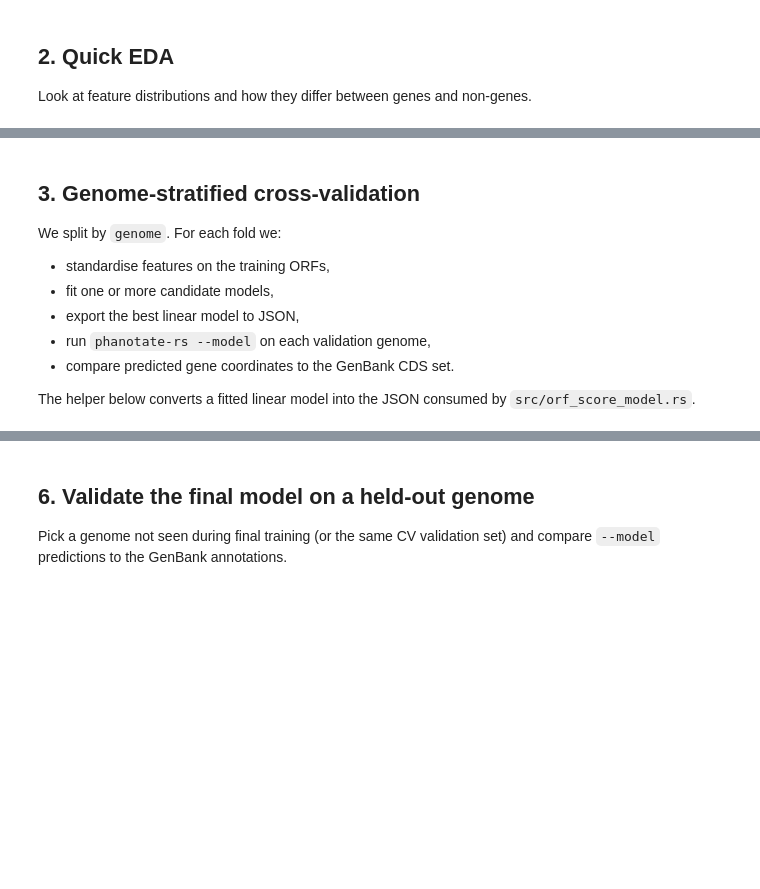
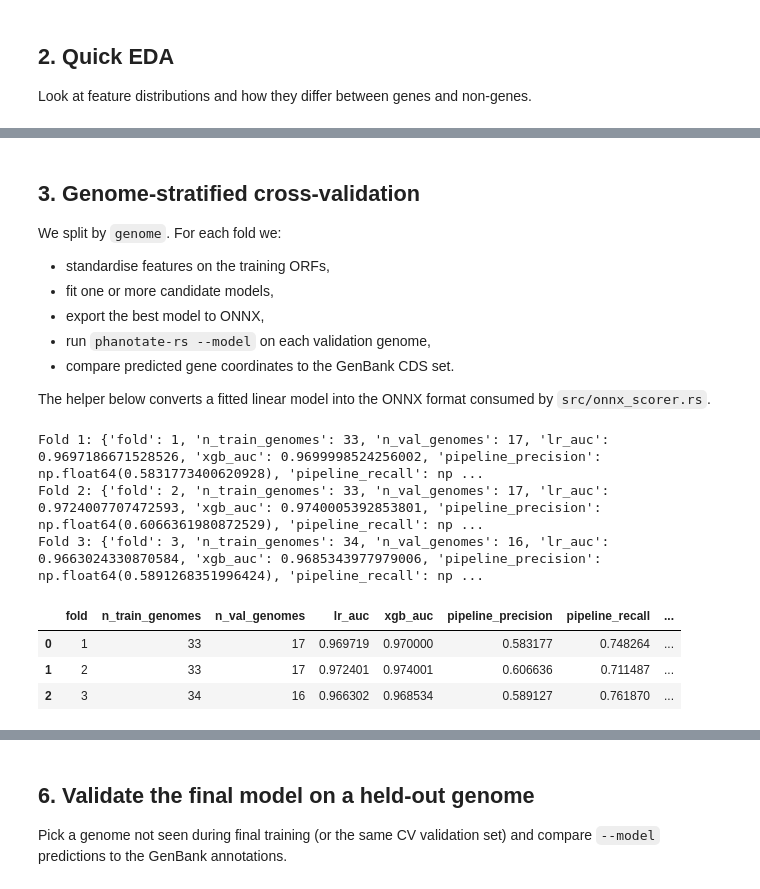
Before and after one commit to Yasas1994/PHANOTATE-rs, a Jupyter notebook: notebooks/01_orf_score_model.ipynb, the cells around one changed output, grey strips where cells are left out. Saved outputs shown, nothing was run; the diff lists cells and outputs as text; code cells hidden in the pictures; blank space fills up the shorter version.

```diff
--- a/notebooks/01_orf_score_model.ipynb
+++ b/notebooks/01_orf_score_model.ipynb
@@ -159,10 +207,10 @@ We split by `genome`. For each fold we:
 
 - standardise features on the training ORFs,
 - fit one or more candidate models,
-- export the best linear model to JSON,
+- export the best model to ONNX,
 - run `phanotate-rs --model` on each validation genome,
 - compare predicted gene coordinates to the GenBank CDS set.
 
-The helper below converts a fitted linear model into the JSON consumed by
-`src/orf_score_model.rs`.
+The helper below converts a fitted linear model into the ONNX format
+consumed by `src/onnx_scorer.rs`.
 # %%
@@ -248,46 +296,62 @@ for train_idx, val_idx in kf.split(genome_ids):
     lr.fit((X_train - mean) / std, y_train)
     val_prob_lr = lr.predict_proba((X_val - mean) / std)[:, 1]
 
-    # Candidate 2: random forest (not exportable, but useful benchmark)
-    rf = RandomForestClassifier(n_estimators=100, class_weight="balanced", n_jobs=-1, random_state=42)
-    rf.fit(X_train, y_train)
-    val_prob_rf = rf.predict_proba(X_val)[:, 1]
+    # Candidate 2: XGBoost (exportable via ONNX)
+    xgb_fold = XGBClassifier(
+        n_estimators=100,
+        max_depth=6,
+        learning_rate=0.1,
+        scale_pos_weight=(len(y_train) - y_train.sum()) / y_train.sum(),
+        n_jobs=-1,
+        random_state=42,
+        eval_metric="logloss",
+    )
+    xgb_fold.fit(X_train, y_train)
+    val_prob_xgb = xgb_fold.predict_proba(X_val)[:, 1]
 
     # ORF-level classification metrics
     orf_metrics = {
         "fold": fold_idx,
         "n_train_genomes": len(train_genomes),
         "n_val_genomes": len(val_genomes),
         "lr_auc": roc_auc_score(y_val, val_prob_lr),
-        "rf_auc": roc_auc_score(y_val, val_prob_rf),
+        "xgb_auc": roc_auc_score(y_val, val_prob_xgb),
     }
 
     # Export the logistic-regression model and run the full PHANOTATE pipeline
-    model_path = Path(f"outputs/model_fold{fold_idx}.json")
-    export_linear_model(lr, mean, std, model_path)
+    model_path = Path(f"outputs/model_fold{fold_idx}.onnx")
+    export_linear_to_onnx(lr, mean, std, model_path)
 
     pipeline_metrics = []
     for p in gb_paths:
         if p.stem not in val_genomes:
             continue
         table = int(df[df["genome"] == p.stem]["table"].iloc[0])
         pred = predict_genes(p, model_path, table)
         true = genome_cds_set(p)
         m = gene_metrics(pred, true)
         m["genome"] = p.stem
         pipeline_metrics.append(m)
 
     if pipeline_metrics:
         pm = pd.DataFrame(pipeline_metrics)
         orf_metrics["pipeline_precision"] = pm["precision"].mean()
         orf_metrics["pipeline_recall"] = pm["recall"].mean()
         orf_metrics["pipeline_f1"] = pm["f1"].mean()
 
     fold_results.append(orf_metrics)
     print(f"Fold {fold_idx}: {orf_metrics}")
     fold_idx += 1
 
 pd.DataFrame(fold_results)
+# %% [output]
+Fold 1: {'fold': 1, 'n_train_genomes': 33, 'n_val_genomes': 17, 'lr_auc': 0.9697186671528526, 'xgb_auc': 0.9699998524256002, 'pipeline_precision': np.float64(0.5831773400620928), 'pipeline_recall': np ...
+Fold 2: {'fold': 2, 'n_train_genomes': 33, 'n_val_genomes': 17, 'lr_auc': 0.9724007707472593, 'xgb_auc': 0.9740005392853801, 'pipeline_precision': np.float64(0.6066361980872529), 'pipeline_recall': np ...
+Fold 3: {'fold': 3, 'n_train_genomes': 34, 'n_val_genomes': 16, 'lr_auc': 0.9663024330870584, 'xgb_auc': 0.9685343977979006, 'pipeline_precision': np.float64(0.5891268351996424), 'pipeline_recall': np ...
+|  | fold | n_train_genomes | n_val_genomes | lr_auc | xgb_auc | pipeline_precision | pipeline_recall | ... |
+| 0 | 1 | 33 | 17 | 0.969719 | 0.970000 | 0.583177 | 0.748264 | ... |
+| 1 | 2 | 33 | 17 | 0.972401 | 0.974001 | 0.606636 | 0.711487 | ... |
+| 2 | 3 | 34 | 16 | 0.966302 | 0.968534 | 0.589127 | 0.761870 | ... |
 # %% [markdown]
 ## 4. Compare candidate models
 
```
Also changed, not shown: parts of 26 cells of this notebook, 2 other files.
